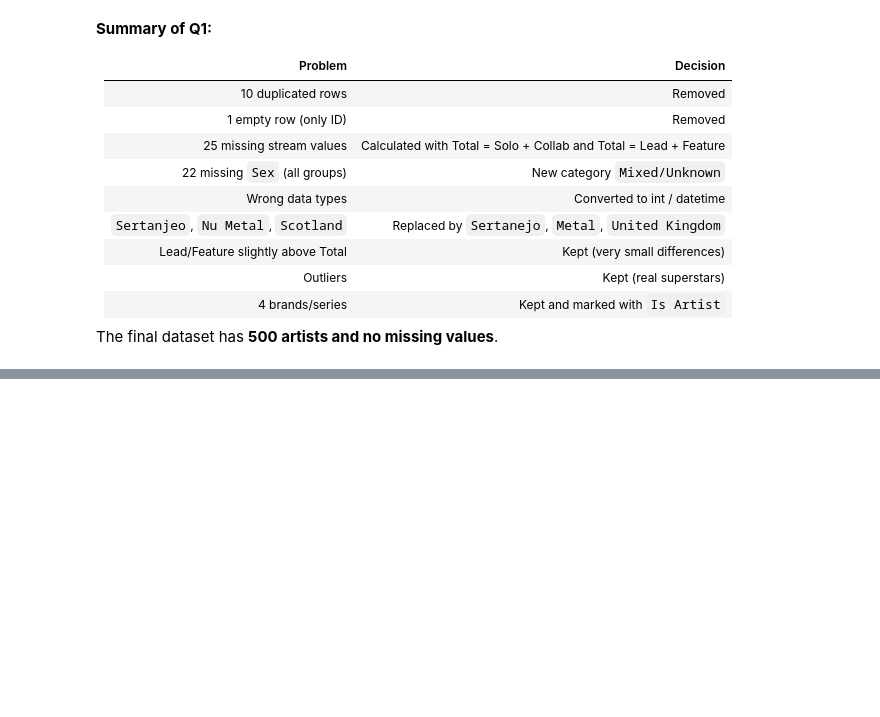
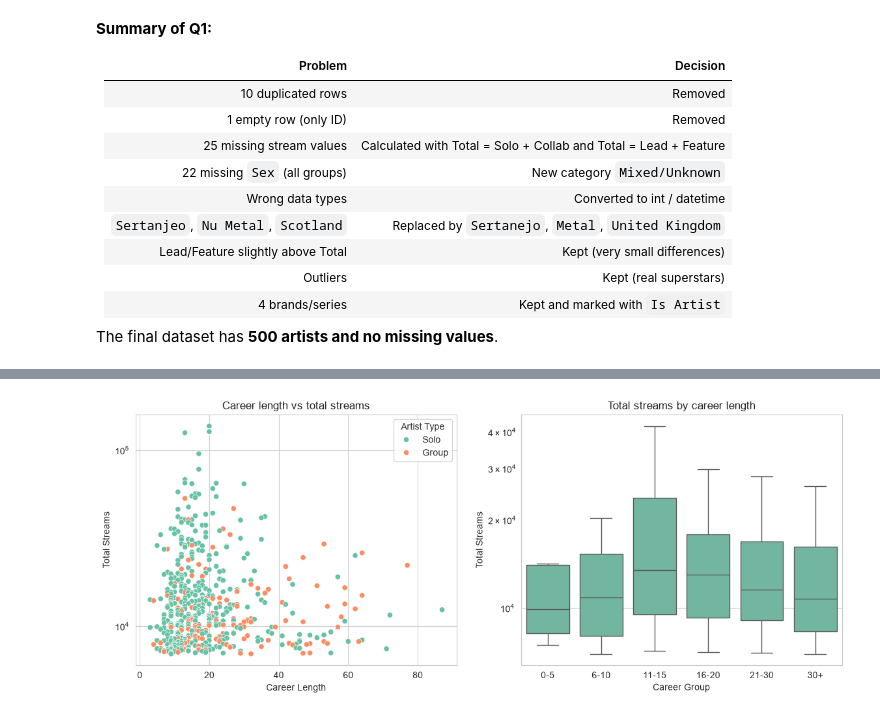
Before and after one commit to mafaldasimoes12345/PDS-project, a Jupyter notebook: code.ipynb, the cells around one changed output, grey strips where cells are left out. Cells and saved outputs as stored; diff of their text form; code cells hidden in the pictures; blank space fills up the shorter version.

```diff
--- a/code.ipynb
+++ b/code.ipynb
@@ -501,0 +624,3 @@ df.to_csv('artist_streams_clean.csv', index=False)
+# %%
+df['Career Length'] = df['Year'] - df['Debut Year']
+df
@@ -501,0 +649,5 @@ df.to_csv('artist_streams_clean.csv', index=False)
+# %%
+# Group the career length in intervals
+df['Career Group'] = pd.cut(df['Career Length'], bins=[0, 5, 10, 15, 20, 30, 90],
+                            labels=['0-5', '6-10', '11-15', '16-20', '21-30', '30+'])
+df.groupby('Career Group')['Total Streams'].agg(['count', 'median', 'mean']).round(0)
@@ -501,0 +663,13 @@ df.to_csv('artist_streams_clean.csv', index=False)
+# %%
+fig, (ax1, ax2) = plt.subplots(1, 2, figsize=(14, 5))
+
+sns.scatterplot(data=df, x='Career Length', y='Total Streams', hue='Artist Type', ax=ax1)
+ax1.set_yscale('log')
+ax1.set_title('Career length vs total streams')
+
+sns.boxplot(data=df, x='Career Group', y='Total Streams', showfliers=False, ax=ax2)
+ax2.set_yscale('log')
+ax2.set_title('Total streams by career length')
+plt.show()
+# %% [output]
+[figure, added]
```
Also changed, not shown: parts of 52 cells of this notebook.
